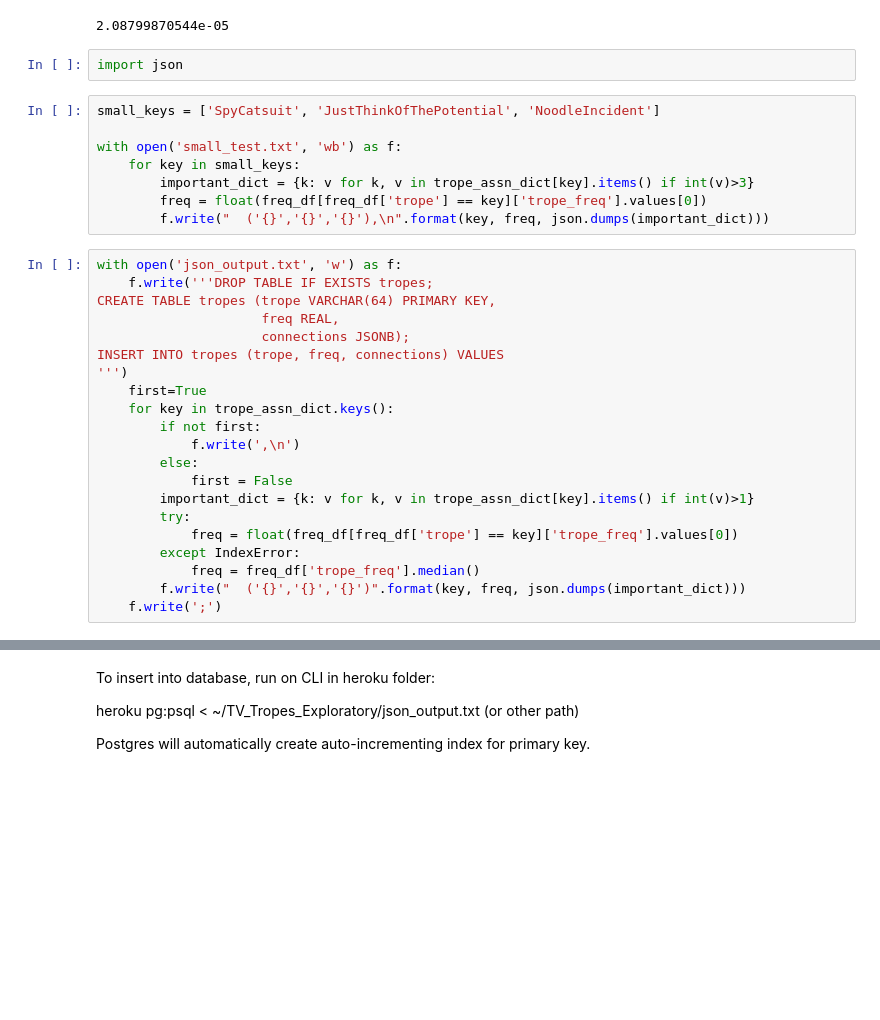
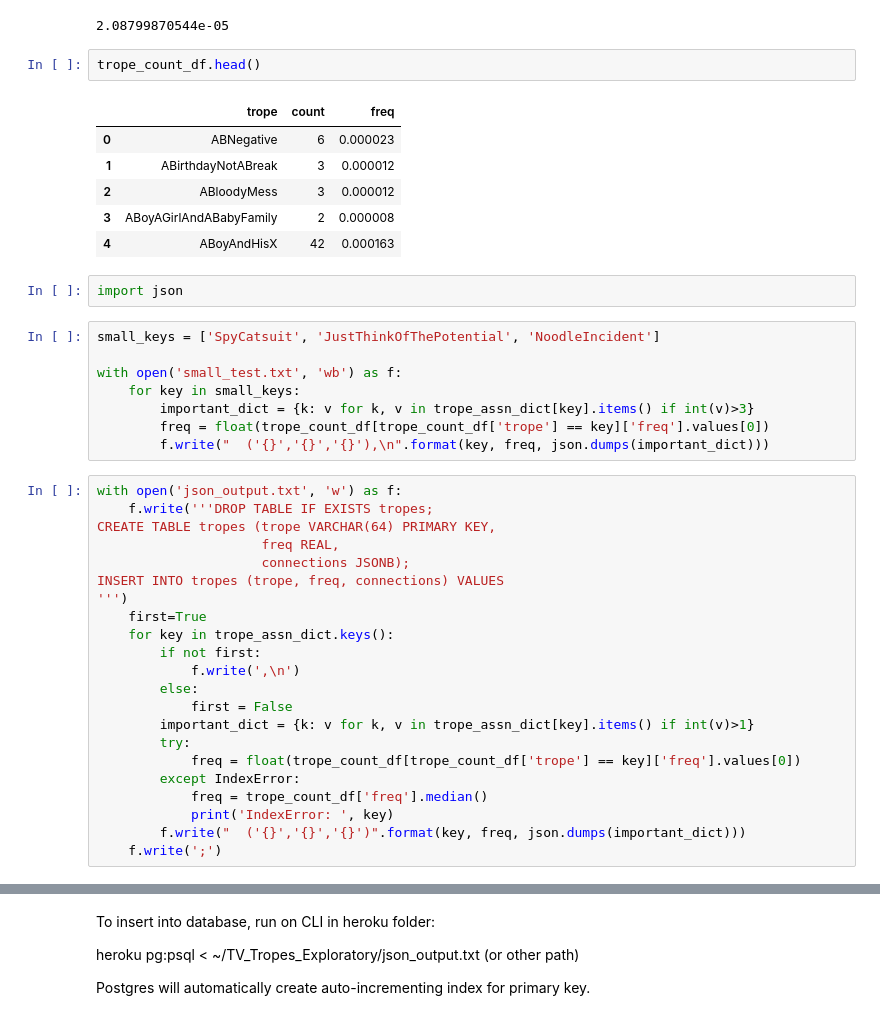
Before and after one commit to PeiZhangOSU/TV_Tropes_Exploratory, a Jupyter notebook: trope_association.ipynb, the cells around one changed output, grey strips where cells are left out. Saved outputs shown, nothing was run; the diff lists cells and outputs as text; blank space fills up the shorter version.

```diff
--- a/trope_association.ipynb
+++ b/trope_association.ipynb
@@ -746,6 +766,15 @@ freq_df.head()
 freq_df['trope_freq'].median()
 # %% [output]
 2.08799870544e-05
+# %%
+trope_count_df.head()
+# %% [output]
+|  | trope | count | freq |
+| 0 | ABNegative | 6 | 0.000023 |
+| 1 | ABirthdayNotABreak | 3 | 0.000012 |
+| 2 | ABloodyMess | 3 | 0.000012 |
+| 3 | ABoyAGirlAndABabyFamily | 2 | 0.000008 |
+| 4 | ABoyAndHisX | 42 | 0.000163 |
 # %%
 import json
 # %%
@@ -754,7 +783,7 @@ small_keys = ['SpyCatsuit', 'JustThinkOfThePotential', 'NoodleIncident']
 with open('small_test.txt', 'wb') as f:
     for key in small_keys:
         important_dict = {k: v for k, v in trope_assn_dict[key].items() if int(v)>3}
-        freq = float(freq_df[freq_df['trope'] == key]['trope_freq'].values[0])
+        freq = float(trope_count_df[trope_count_df['trope'] == key]['freq'].values[0])
         f.write("  ('{}','{}','{}'),\n".format(key, freq, json.dumps(important_dict)))
 # %%
 with open('json_output.txt', 'w') as f:
@@ -772,9 +801,10 @@ INSERT INTO tropes (trope, freq, connections) VALUES
             first = False
         important_dict = {k: v for k, v in trope_assn_dict[key].items() if int(v)>1}
         try:
-            freq = float(freq_df[freq_df['trope'] == key]['trope_freq'].values[0])
+            freq = float(trope_count_df[trope_count_df['trope'] == key]['freq'].values[0])
         except IndexError:
-            freq = freq_df['trope_freq'].median()
+            freq = trope_count_df['freq'].median()
+            print('IndexError: ', key)
         f.write("  ('{}','{}','{}')".format(key, freq, json.dumps(important_dict)))
     f.write(';')
 # %%
```
Also changed, not shown: parts of 12 cells of this notebook, 1 other file.
